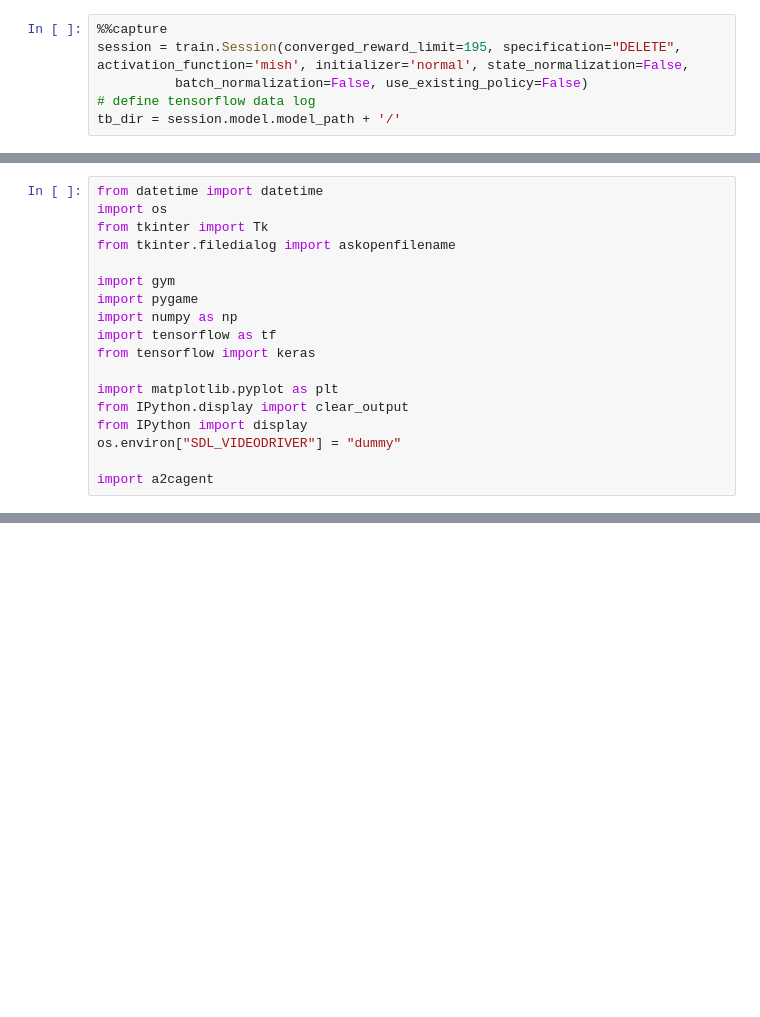
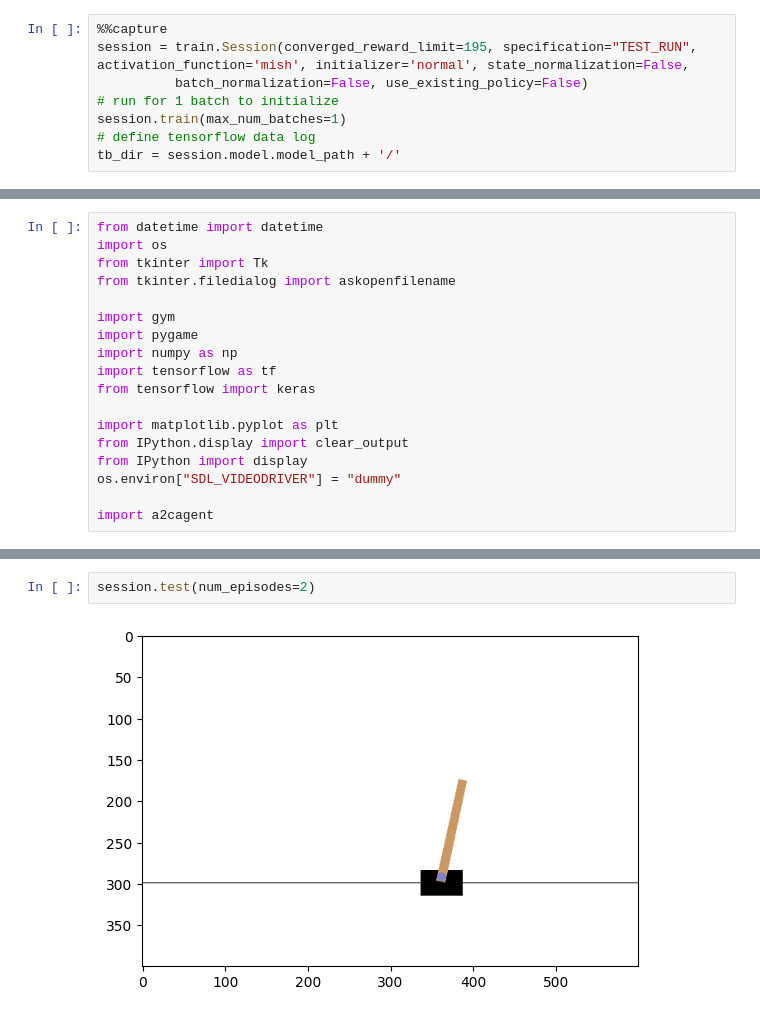
Before and after one commit to grubeben/194.077-Applied-Deep-Learning, a Jupyter notebook: discrete.ipynb, the cells around one changed output, grey strips where cells are left out. Drawn from its saved outputs; the diff is of its cells as text; blank space fills up the shorter version.

```diff
--- a/discrete.ipynb
+++ b/discrete.ipynb
@@ -27,6 +39,8 @@ To enable them in other operations, rebuild TensorFlow with the appropriate comp
 # %%
 %%capture
-session = train.Session(converged_reward_limit=195, specification="DELETE", activation_function='mish', initializer='normal', state_normalization=False,
+session = train.Session(converged_reward_limit=195, specification="TEST_RUN", activation_function='mish', initializer='normal', state_normalization=False,
           batch_normalization=False, use_existing_policy=False)
+# run for 1 batch to initialize
+session.train(max_num_batches=1)
 # define tensorflow data log
 tb_dir = session.model.model_path + '/'
@@ -72,0 +104,4 @@ import a2cagent
+# %%
+session.test(num_episodes=2)
+# %% [output]
+[figure, added]
```
Also changed, not shown: parts of 21 cells of this notebook, 38 other files.
